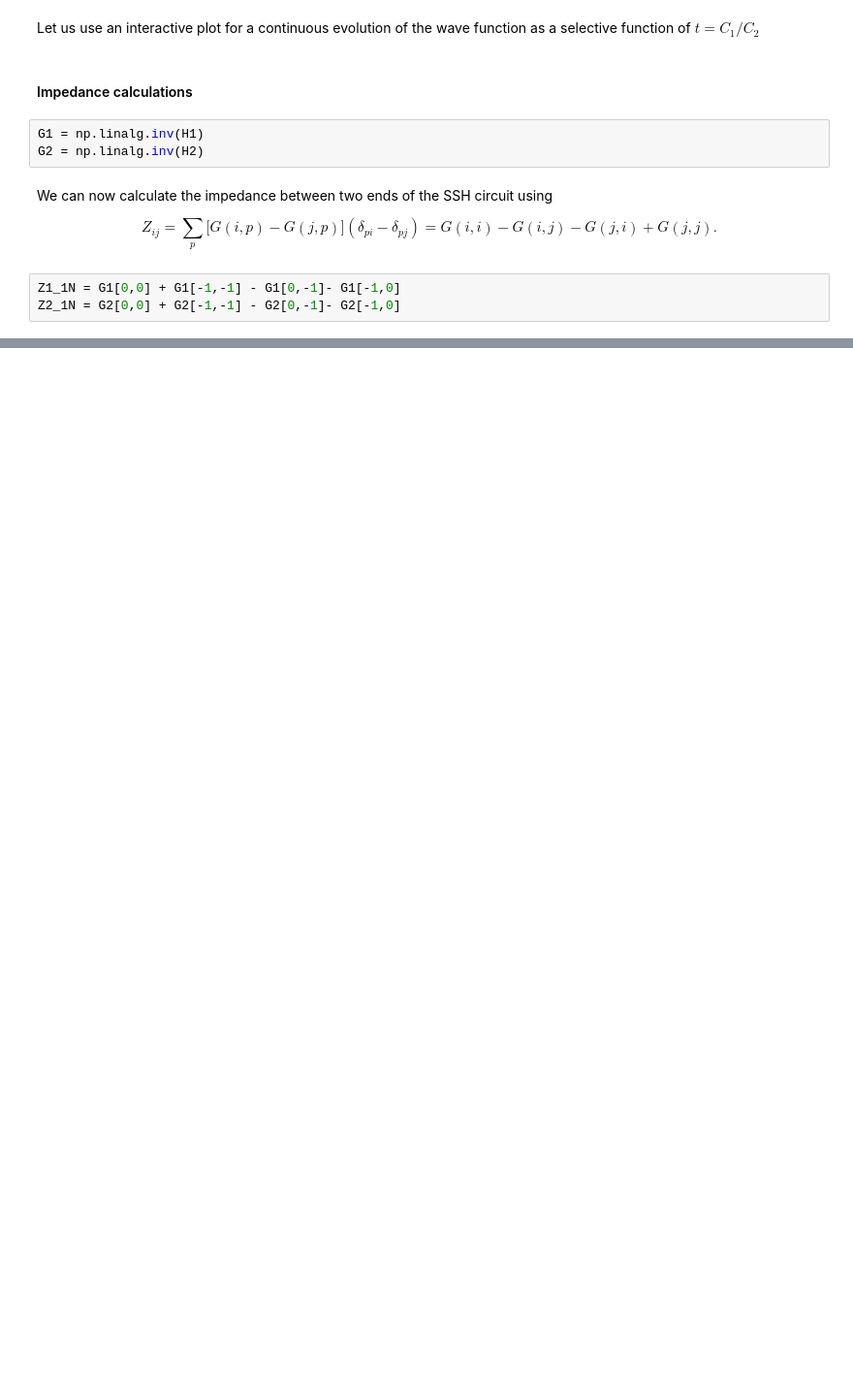
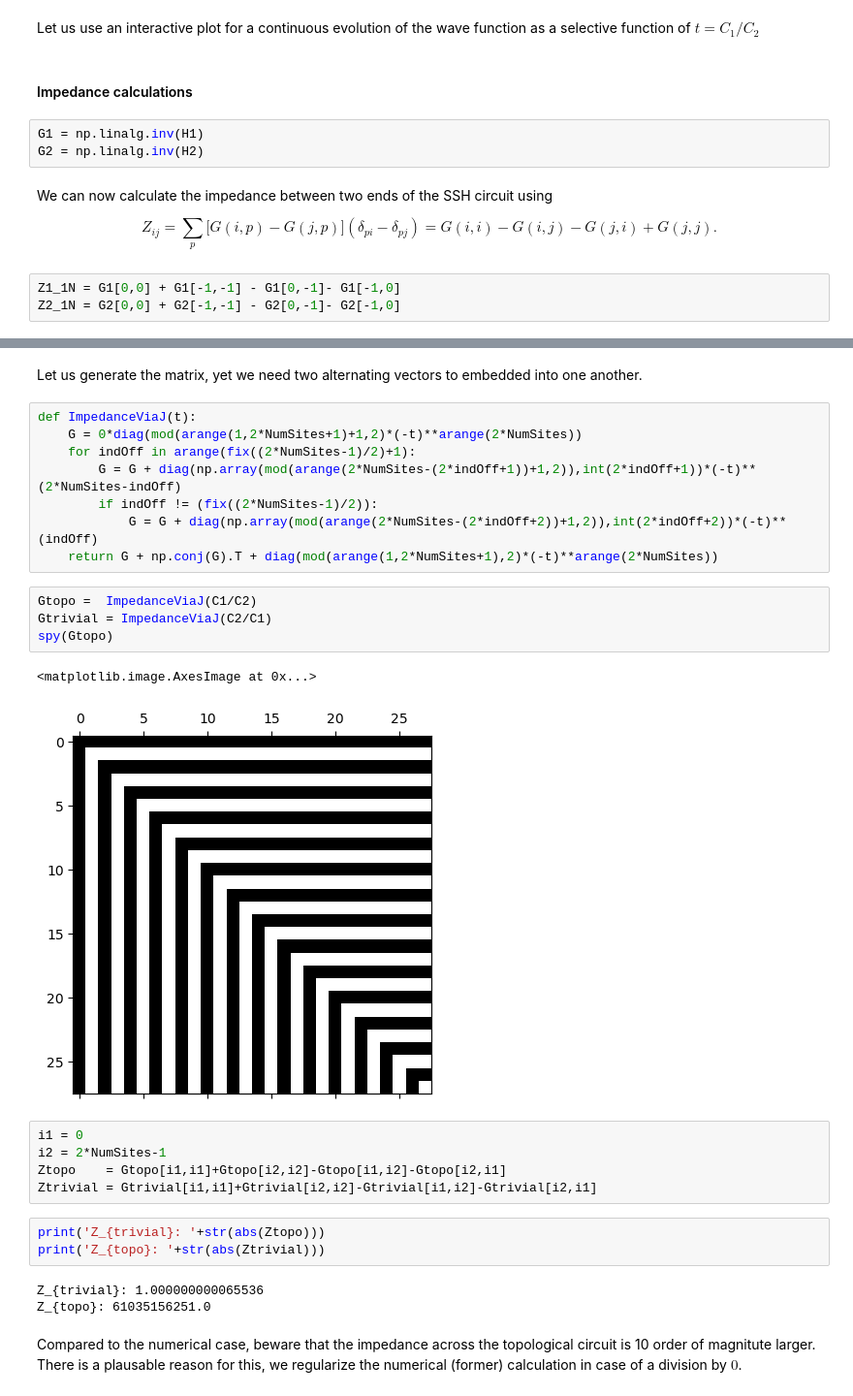
Before and after one commit to firatserifgezgin/AnalogQuantumComputing_CourseNotes, a Jupyter notebook: AnalogQuantumComputingCourse_week4.ipynb, the cells around one changed output, grey strips where cells are left out. Shown at 97% size. Drawn from its saved outputs; the diff is of its cells as text; blank space fills up the shorter version.

```diff
--- a/AnalogQuantumComputingCourse_week4.ipynb
+++ b/AnalogQuantumComputingCourse_week4.ipynb
@@ -250,0 +205,30 @@ This calculation is now carried out here.
+# %% [markdown]
+Let us generate the matrix, yet we need two alternating vectors to embedded into one another.
+# %%
+def ImpedanceViaJ(t):
+    G = 0*diag(mod(arange(1,2*NumSites+1)+1,2)*(-t)**arange(2*NumSites))
+    for indOff in arange(fix((2*NumSites-1)/2)+1):
+        G = G + diag(np.array(mod(arange(2*NumSites-(2*indOff+1))+1,2)),int(2*indOff+1))*(-t)**(2*NumSites-indOff)
+        if indOff != (fix((2*NumSites-1)/2)):
+            G = G + diag(np.array(mod(arange(2*NumSites-(2*indOff+2))+1,2)),int(2*indOff+2))*(-t)**(indOff)
+    return G + np.conj(G).T + diag(mod(arange(1,2*NumSites+1),2)*(-t)**arange(2*NumSites))
+# %%
+Gtopo =  ImpedanceViaJ(C1/C2)
+Gtrivial = ImpedanceViaJ(C2/C1)
+spy(Gtopo)
+# %% [output]
+<matplotlib.image.AxesImage at 0x...>
+[figure, added]
+# %%
+i1 = 0
+i2 = 2*NumSites-1
+Ztopo    = Gtopo[i1,i1]+Gtopo[i2,i2]-Gtopo[i1,i2]-Gtopo[i2,i1]
+Ztrivial = Gtrivial[i1,i1]+Gtrivial[i2,i2]-Gtrivial[i1,i2]-Gtrivial[i2,i1]
+# %%
+print('Z_{trivial}: '+str(abs(Ztopo)))
+print('Z_{topo}: '+str(abs(Ztrivial)))
+# %% [output]
+Z_{trivial}: 1.000000000065536
+Z_{topo}: 61035156251.0
+# %% [markdown]
+Compared to the numerical case, beware that the impedance across the topological circuit is 10 order of magnitute larger. There is a plausable reason for this, we regularize the numerical (former) calculation in case of a division by $0$.
```
Also changed, not shown: parts of 16 cells of this notebook.
